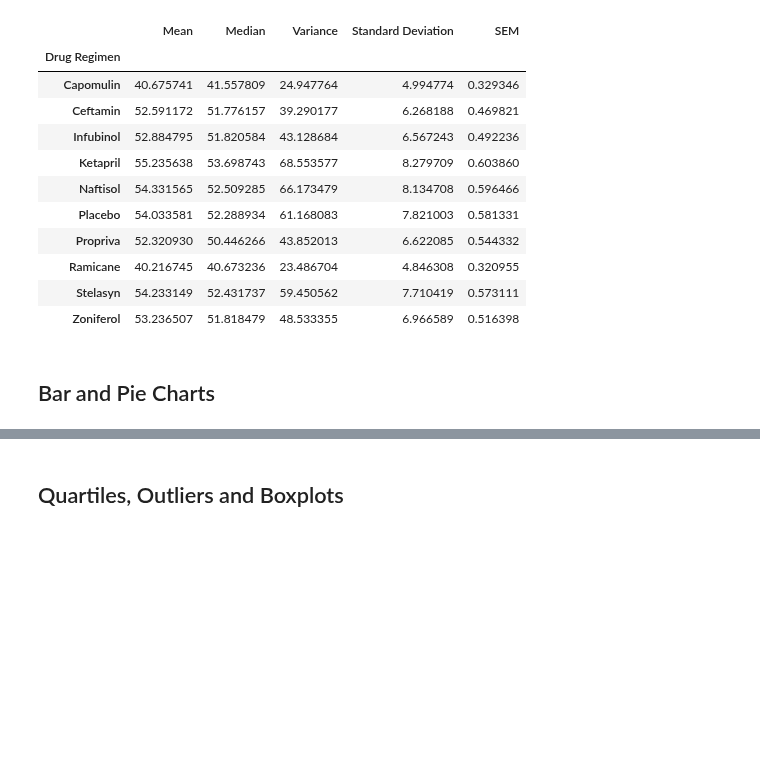
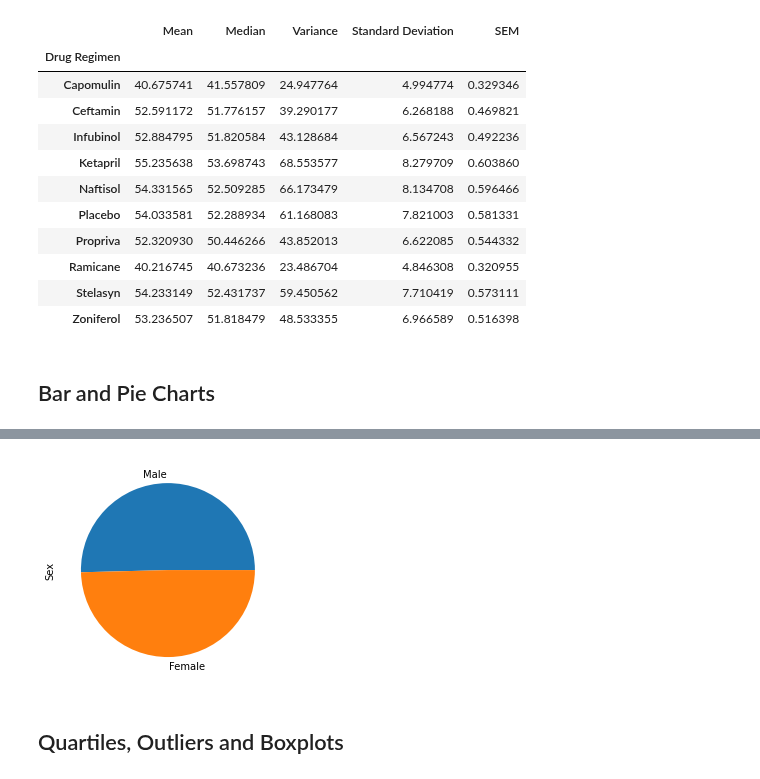
Before and after one commit to rebekahcallkacz/matplotlib-challenge, a Jupyter notebook: Pymaceuticals/main.ipynb, the cells around one changed output, grey strips where cells are left out. Drawn from its saved outputs; the diff is of its cells as text; code cells hidden in the pictures; blank space fills up the shorter version.

```diff
--- a/Pymaceuticals/main.ipynb
+++ b/Pymaceuticals/main.ipynb
@@ -156,5 +156,11 @@ mice_per_drug
 # %%
 # Generate a pie plot showing the distribution of female versus male mice using pandas
+gender_distribution = mouse_metadata.loc[mouse_metadata['Mouse ID']!='g989']['Sex'].value_counts()
+
+gender_distribution.plot(kind='pie', autopct='')
+plt.show()
+# %% [output]
+[figure, added]
 # %%
 # Generate a pie plot showing the distribution of female versus male mice using pyplot
 # %% [markdown]
```
Also changed, not shown: parts of 2 cells of this notebook.
